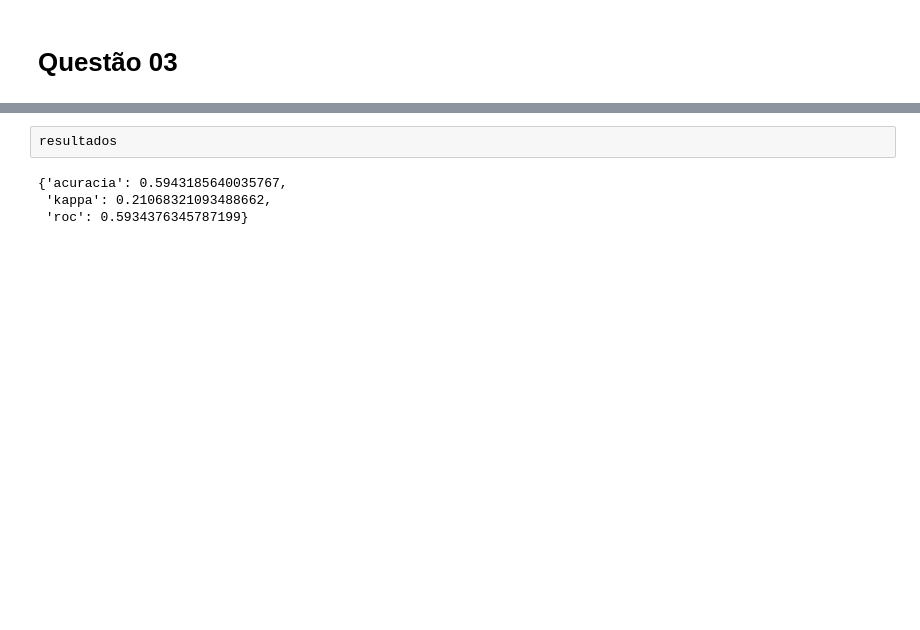
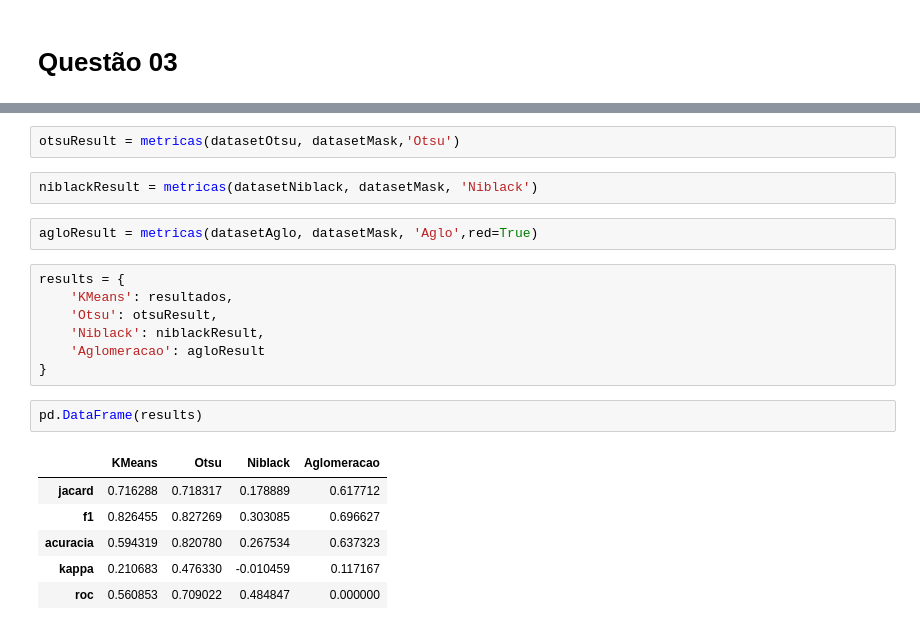
Before and after one commit to viniciusmwen/Computacional, a Jupyter notebook: Atividade06/oficial.ipynb, the cells around one changed output, grey strips where cells are left out. Drawn from its saved outputs; the diff is of its cells as text; blank space fills up the shorter version.

```diff
--- a/Atividade06/oficial.ipynb
+++ b/Atividade06/oficial.ipynb
@@ -209,6 +227,22 @@ resultados = metricas(datasetMask,datasetKMeans,'KMeans')
-# %%
-resultados
-# %% [output]
-{'acuracia': 0.5943185640035767,
- 'kappa': 0.21068321093488662,
- 'roc': 0.5934376345787199}
+# %%
+otsuResult = metricas(datasetOtsu, datasetMask,'Otsu')
+# %%
+niblackResult = metricas(datasetNiblack, datasetMask, 'Niblack')
+# %%
+agloResult = metricas(datasetAglo, datasetMask, 'Aglo',red=True)
+# %%
+results = {
+    'KMeans': resultados,
+    'Otsu': otsuResult,
+    'Niblack': niblackResult,
+    'Aglomeracao': agloResult
+}
+# %%
+pd.DataFrame(results)
+# %% [output]
+|  | KMeans | Otsu | Niblack | Aglomeracao |
+| jacard | 0.716288 | 0.718317 | 0.178889 | 0.617712 |
+| f1 | 0.826455 | 0.827269 | 0.303085 | 0.696627 |
+| acuracia | 0.594319 | 0.820780 | 0.267534 | 0.637323 |
+| kappa | 0.210683 | 0.476330 | -0.010459 | 0.117167 |
+| roc | 0.560853 | 0.709022 | 0.484847 | 0.000000 |
```
Also changed, not shown: parts of 3 cells of this notebook.
